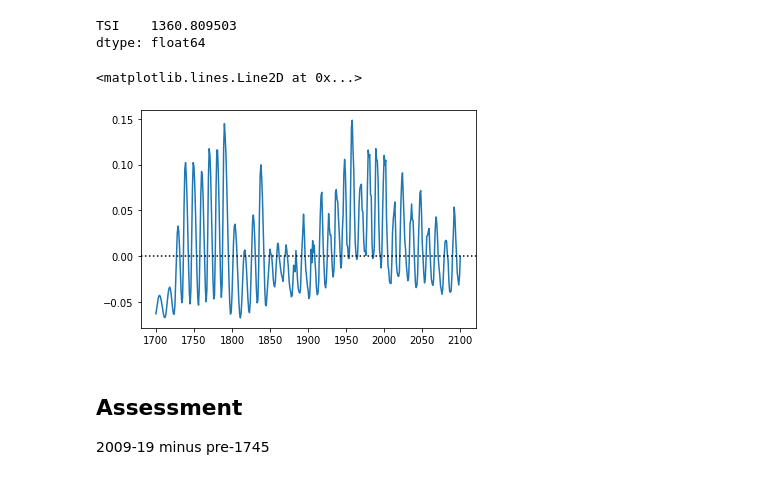
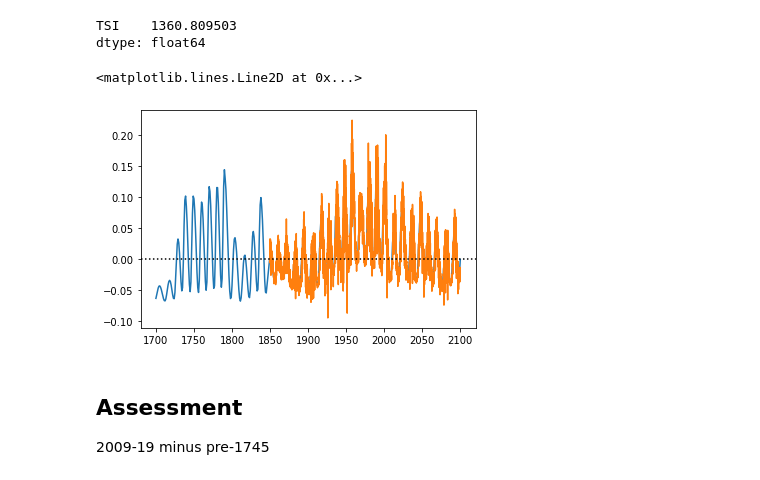
Before and after one commit to chrisroadmap/ar6, a Jupyter notebook: notebooks/050_chapter2_solar_ERF.ipynb, the cells around one changed output. Drawn from its saved outputs; the diff is of its cells as text; code cells hidden in the pictures.

Commit message:
Add monthly solar forcing

```diff
--- a/notebooks/050_chapter2_solar_ERF.ipynb
+++ b/notebooks/050_chapter2_solar_ERF.ipynb
@@ -86,14 +86,24 @@ isleap[np.logical_and(years_future%4==0, np.logical_or(years_future%100!=0, year
 years = np.arange(-6755, 2300)
 iyear = 0
 tsi = np.ones(2300+6755) * np.nan
+tsi_185023200_monthly = np.ones(450*12) * np.nan
 for idx in range(idx_1850):
     tsi[iyear] = np.sum(ssi[idx,:]*wl_bin)
     iyear = iyear+1
 for i, idx in enumerate(idx_yearstart):
+    monthend = np.cumsum([31,28+isleap[i],31,30,31,30,31,31,30,31,30,31], dtype=int)
+    monthstart = np.concatenate(([0], monthend))
     tsi[iyear] = np.sum(np.mean(ssi[idx_yearstart[i]:idx_yearend[i],:], axis=0)*wl_bin)
+    for month in range(12):
+        tsi_185023200_monthly[12*i+month] = np.sum(
+            np.mean(
+                ssi[idx_yearstart[i]+monthstart[month]:idx_yearstart[i]+monthend[month], :], axis=0
+            )*wl_bin
+        )
     iyear = iyear+1
 for i, year in enumerate(years_future):
     weights = [31,28+isleap[i],31,30,31,30,31,31,30,31,30,31]
     tsi[iyear] = np.average(tsi_future[(166+i)*12:(167+i)*12], weights=weights)
     iyear = iyear+1
     #print (np.mean(ssi[idx_yearstart[i]:idx_yearend[i]]))
+tsi_185023200_monthly[166*12:] = tsi_future[166*12:]
@@ -103,3 +124,7 @@ satirem14c_cmip6_df.set_index('Year', inplace=True)
 satirem14c_cmip6_df
 solar_df = solar_df.join(satirem14c_cmip6_df)
 solar_df.rename(columns={'TSI': 'SATIRE-M 14C CMIP6'}, inplace=True)
+# %%
+satirem14c_cmip6_monthly_df = pd.DataFrame({'Year': np.arange(1850+1/24, 2300, 1/12), 'TSI': tsi_185023200_monthly})
+satirem14c_cmip6_monthly_df.set_index('Year', inplace=True)
+satirem14c_cmip6_monthly_df
@@ -332,15 +388,17 @@ TSI    1360.809503
 dtype: float64
 # %%
 solar_erf = 0.25 * (satirem14c_cmip6_df-tsi_baseline) * 0.71 * 0.72
+solar_erf_monthly = 0.25 * (satirem14c_cmip6_monthly_df-tsi_baseline) * 0.71 * 0.72
 # 0.25: geometry
 # 0.71: 1-planetary albedo
 # 0.72: stratospheric adjustments (22%: Gray) and tropospheric adjustments (6%: Smith)
 # %%
 pl.plot(solar_erf.loc[1700:2100])
+pl.plot(solar_erf_monthly.loc[1850:2100])
 pl.axhline(0, color='k', ls=':')
 # %% [output]
 <matplotlib.lines.Line2D at 0x...>
-[figure, old version]
+[figure, new version]
 # %% [markdown]
 ## Assessment
 
```
Also changed, not shown: parts of 5 cells of this notebook, 1 other file.
